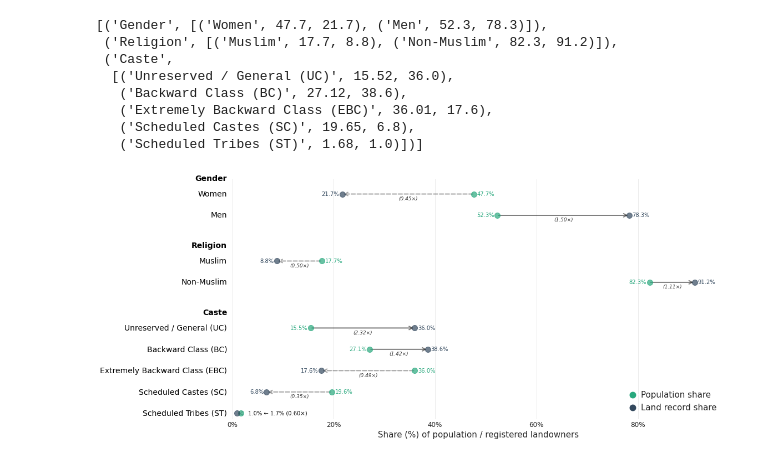
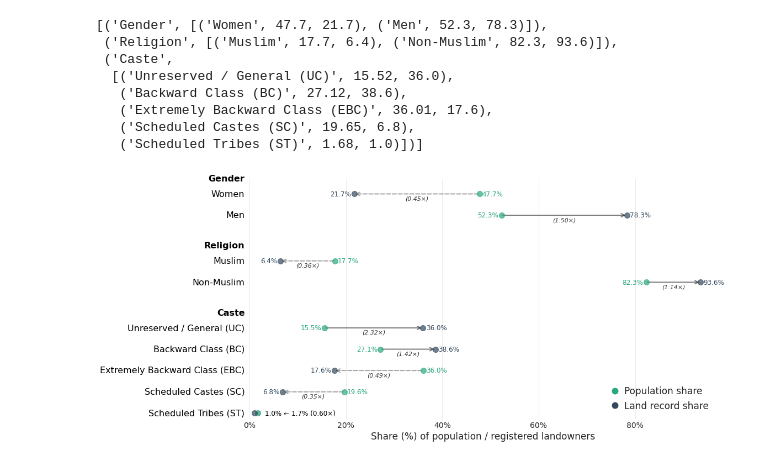
Before and after one commit to in-rolls/land, a Jupyter notebook: scripts/benchmark-ratio-viz.ipynb, the cells around one changed output. Cells and saved outputs as stored; diff of their text form; code cells hidden in the pictures.

```diff
--- a/scripts/benchmark-ratio-viz.ipynb
+++ b/scripts/benchmark-ratio-viz.ipynb
@@ -13,8 +13,8 @@ data = [
         ("Men", 52.3, 78.3)
     ]),
     ("Religion", [
-        ("Muslim", 17.70, 8.8),
-        ("Non-Muslim", 82.30, 91.2)
+        ("Muslim", 17.70, 6.4),
+        ("Non-Muslim", 82.30, 93.6)
     ]),
     ("Caste", [
         ("Unreserved / General (UC)", 15.52, 36.0),
@@ -27,7 +27,7 @@ data = [
 data
 # %% [output]
 [('Gender', [('Women', 47.7, 21.7), ('Men', 52.3, 78.3)]),
- ('Religion', [('Muslim', 17.7, 8.8), ('Non-Muslim', 82.3, 91.2)]),
+ ('Religion', [('Muslim', 17.7, 6.4), ('Non-Muslim', 82.3, 93.6)]),
  ('Caste',
   [('Unreserved / General (UC)', 15.52, 36.0),
    ('Backward Class (BC)', 27.12, 38.6),
@@ -111,37 +111,37 @@ for i, y_pos in enumerate(y_positions):
 #         combined_text = f"{pop:.1f}% → {owner:.1f}% ({ratio:.2f}×)"
         combined_text = f"{owner:.1f}% ← {pop:.1f}% ({ratio:.2f}×)"
         ax.text(pop + 1.5, y_pos, combined_text,
-                ha='left', va='center', color='black', fontsize=10)
+                ha='left', va='center', color='black', fontsize=12)
     else:
         # Representation ratio below the line for compactness
         ratio = owner / pop
         ratio_x = (pop + owner) / 2
         ax.text(ratio_x, y_pos + 0.12, f"({ratio:.2f}×)",
-                ha='center', va='bottom', color='.2', fontsize=9, style='italic')
+                ha='center', va='bottom', color='.2', fontsize=11, style='italic')
 
         # Place text outside the range
         _pad = .6
         if pop == left_val:
             ax.text(left_val - _pad, y_pos, f"{pop:.1f}%",
-                    ha='right', va='center', color=color_pop, fontsize=10)
+                    ha='right', va='center', color=color_pop, fontsize=12)
             ax.text(right_val + _pad, y_pos, f"{owner:.1f}%",
-                    ha='left', va='center', color=color_owner, fontsize=10)
+                    ha='left', va='center', color=color_owner, fontsize=12)
         else:
             ax.text(left_val - _pad, y_pos, f"{owner:.1f}%",
-                    ha='right', va='center', color=color_owner, fontsize=10)
+                    ha='right', va='center', color=color_owner, fontsize=12)
             ax.text(right_val + _pad, y_pos, f"{pop:.1f}%",
-                    ha='left', va='center', color=color_pop, fontsize=10)
+                    ha='left', va='center', color=color_pop, fontsize=12)
 
     # y labels
     ax.text(-1, y_pos, groups[i],
-            ha='right', va='center', color='black', fontsize=14)
+            ha='right', va='center', color='black', fontsize=16)
 
 # ============================================================================
 # group headers
 # ============================================================================
 for category, y_pos in categories_positions.items():
     ax.text(-1, y_pos, category,
-            ha='right', va='center', color='black', fontsize=14, weight='bold')
+            ha='right', va='center', color='black', fontsize=16, weight='bold')
 
 # ============================================================================
 # legend
@@ -152,34 +152,34 @@ legend_elements = [
     Line2D([0], [0], marker='o', color='w', markerfacecolor=color_owner,
            markersize=10, label='Land record share'),
 #     Line2D([0], [0], color='grey', linewidth=2, linestyle='-',
 #            label='Overrepresented'),
 #     Line2D([0], [0], color='grey', linewidth=2, linestyle='--',
 #            label='Underrepresented')
 ]
-ax.legend(handles=legend_elements, loc='lower right', frameon=False, fontsize=15, markerscale=1.3, handletextpad=0.)
+ax.legend(handles=legend_elements, loc='lower right', frameon=False, fontsize=17, markerscale=1.3, handletextpad=0.)
 
 # ============================================================================
 # axis
 # ============================================================================
 # ax.set_axis_off()
 sns.despine(left=True, bottom=True)
 ax.set_xlim(0, 97)
 ax.set_ylim(0, y_position - 0.4)
 ax.grid(False)
 
 # INVERT Y-AXIS so Gender is at top
 ax.invert_yaxis()
 
 for x in [0, 20, 40, 60, 80, 100]:
     ax.axvline(x=x, color='.5', alpha=0.3, linewidth=0.5, zorder=0)
 
 ax.xaxis.set_major_formatter(PercentFormatter())
-ax.tick_params(axis='x', labelsize=12)
+ax.tick_params(axis='x', labelsize=14)
 ax.tick_params(axis='x', length=0)
-ax.set_xlabel("Share (%) of population / registered landowners", fontsize=15)
+ax.set_xlabel("Share (%) of population / registered landowners", fontsize=17)
 ax.set_yticks([])
 
 plt.tight_layout()
 save_mpl_fig("../figures/benchmark-ratio")
 # %% [output]
-[figure, old version]
+[figure, new version]
```
Also changed, not shown: 2 other files.
